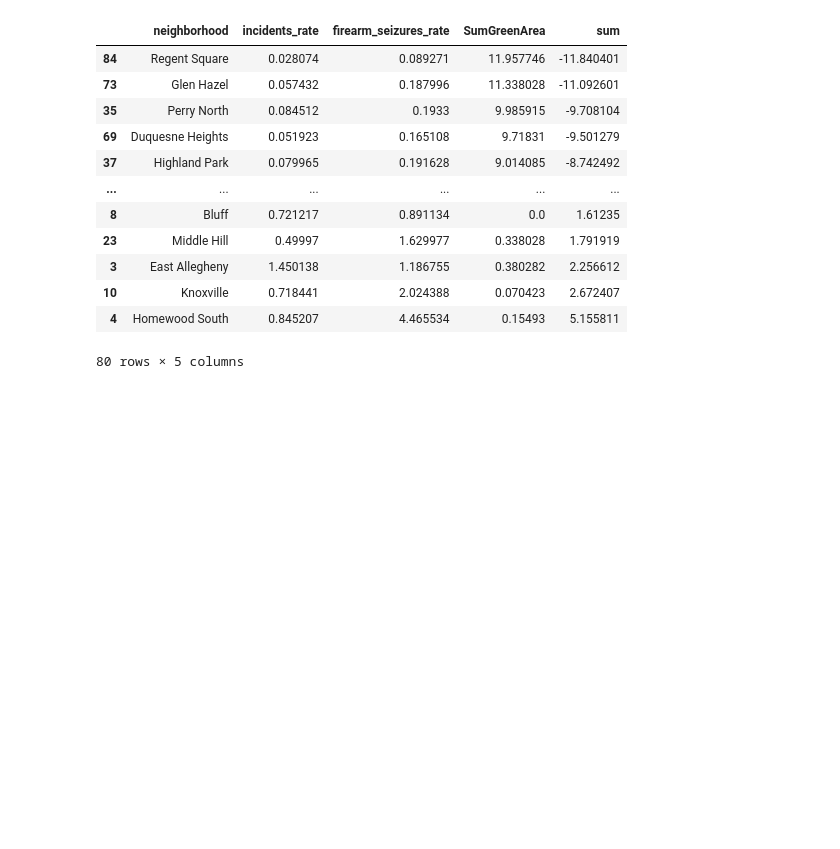
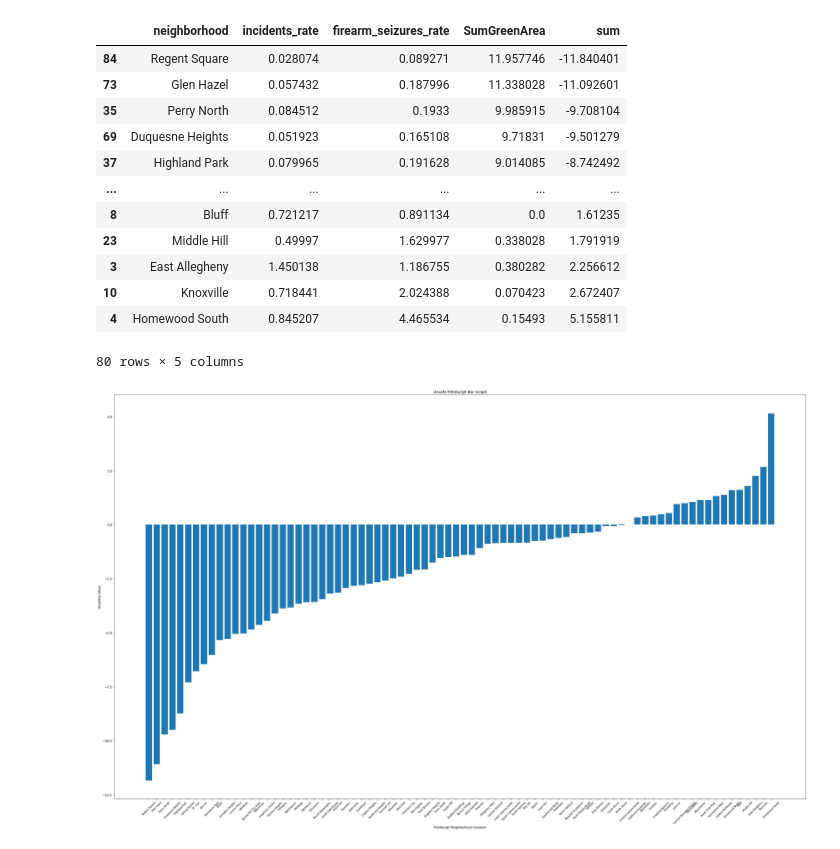
Before and after one commit to TingluR/CMPINF001-Final-Project, a Jupyter notebook: final_metric.ipynb, the cells around one changed output. Saved outputs shown, nothing was run; the diff lists cells and outputs as text; code cells hidden in the pictures; blank space fills up the shorter version.

```diff
--- a/final_metric.ipynb
+++ b/final_metric.ipynb
@@ -187,3 +187,20 @@ final_df
 | 10 | Knoxville | 0.718441 | 2.024388 | 0.070423 | 2.672407 |
 | 4 | Homewood South | 0.845207 | 4.465534 | 0.15493 | 5.155811 |
 80 rows × 5 columns
+# %%
+arrest_plt = plt.figure(figsize=(40, 24))
+plt.ticklabel_format(style='plain')
+plt.bar(range(len(final_df['neighborhood'])),final_df['sum'], align = 'center')
+
+# Formatting graph
+plt.xticks(range(len(final_df['neighborhood'])),final_df['neighborhood'],
+           rotation = 45, fontsize = 8)
+plt.xlabel('Pittsburgh Neighborhood Location')
+plt.ylabel('Unsafety Value')
+plt.title('Unsafe Pittsburgh Bar Graph')
+
+# save graph
+plt.savefig("final_graph.png")
+plt.show()
+# %% [output]
+[figure, added]
```
Also changed, not shown: 2 other files.
